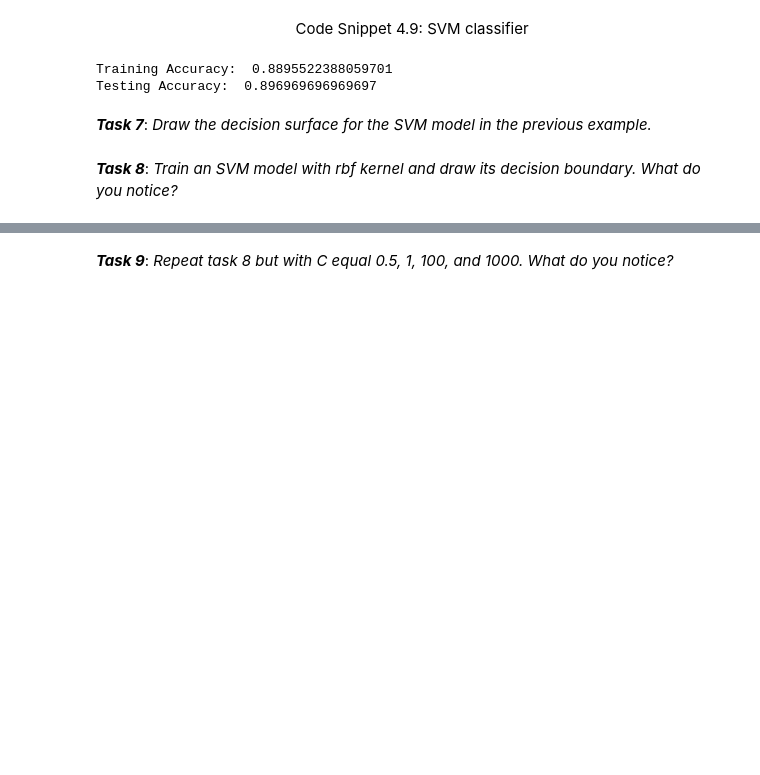
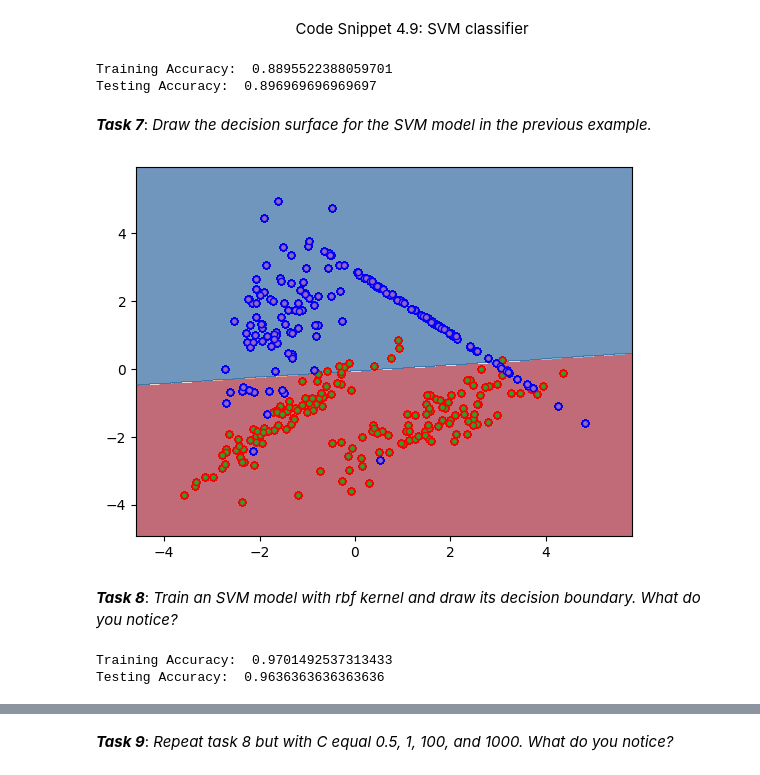
Before and after one commit to amohd63/ENCS5141-INTELLIGENT-SYSTEMS-LAB, a Jupyter notebook: Manual_ENCS5141_Exp4__Supervised_Learning.ipynb, the cells around one changed output, grey strips where cells are left out. Cells and saved outputs as stored; diff of their text form; code cells hidden in the pictures; blank space fills up the shorter version.

```diff
--- a/Manual_ENCS5141_Exp4__Supervised_Learning.ipynb
+++ b/Manual_ENCS5141_Exp4__Supervised_Learning.ipynb
@@ -289,5 +493,36 @@ Training Accuracy:  0.8895522388059701
 Testing Accuracy:  0.896969696969697
 # %% [markdown]
 ***Task 7***: *Draw the decision surface for the SVM model in the previous example.*
+# %%
+cmap = plt.cm.RdBu
+
+# filled contour plot
+x_min, x_max = X_train[:, 0].min() - 1, X_train[:, 0].max() + 1
+y_min, y_max = X_train[:, 1].min() - 1, X_train[:, 1].max() + 1
+xx, yy = np.meshgrid(
+                    np.arange(x_min, x_max, plot_step),
+                    np.arange(y_min, y_max, plot_step))
+
+Z = clf.predict(np.c_[xx.ravel(), yy.ravel()])
+Z = Z.reshape(xx.shape)
+cs = plt.contourf(xx, yy, Z, alpha=0.62, cmap=cmap)
+
+colors = ["r", "b"]
+for c in y_train:
+  plt.scatter([X_train[i, 0] for i in np.where(y_train==c)] ,
+            [X_train[i, 1] for i in np.where(y_train==c)],
+            edgecolor=colors[c], s=20, label="Samples")
+# %% [output]
+[figure, added]
 # %% [markdown]
 ***Task 8***: *Train an SVM model with rbf kernel and draw its decision boundary. What do you notice?*
+# %%
+from sklearn import svm
+
+clf = svm.SVC(kernel="rbf", C=100)
+clf.fit(X_train, y_train)
+print("Training Accuracy: ",clf.score(X_train, y_train))
+print("Testing Accuracy: ",clf.score(X_test, y_test))
+# %% [output]
+Training Accuracy:  0.9701492537313433
+Testing Accuracy:  0.9636363636363636
```
Also changed, not shown: parts of 30 cells of this notebook.
